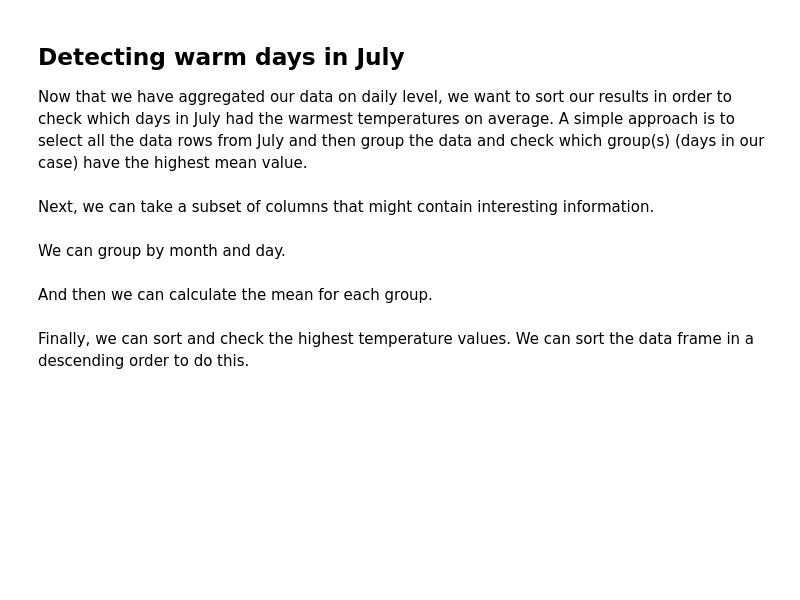
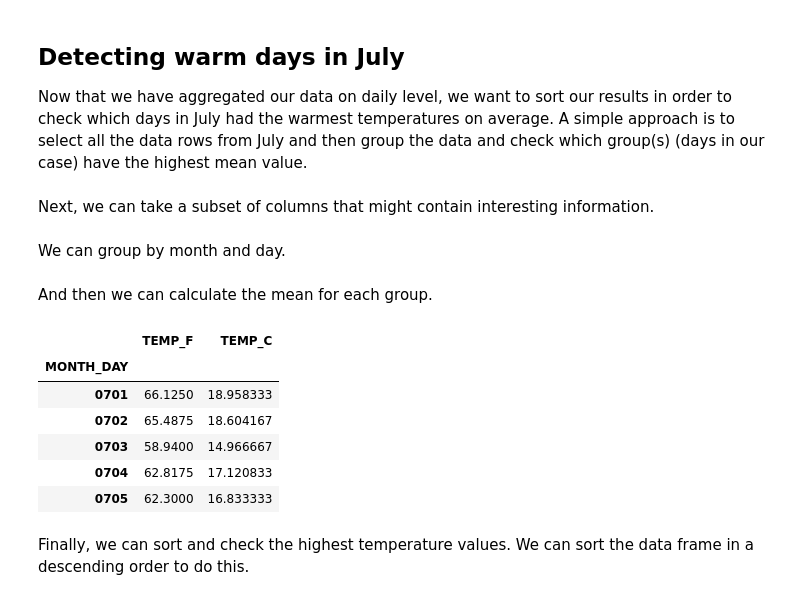
Before and after one commit to heattard/geo-python, a Jupyter notebook: source/notebooks/L6/advanced-data-processing-with-pandas.ipynb, the cells around one changed output. Drawn from its saved outputs; the diff is of its cells as text; code cells hidden in the pictures; blank space fills up the shorter version.

```diff
--- a/source/notebooks/L6/advanced-data-processing-with-pandas.ipynb
+++ b/source/notebooks/L6/advanced-data-processing-with-pandas.ipynb
@@ -897,2 +903,12 @@ And then we can calculate the mean for each group.
+# %%
+daily_mean.head()
+# %% [output]
+|  | TEMP_F | TEMP_C |
+| MONTH_DAY |  |  |
+| 0701 | 66.1250 | 18.958333 |
+| 0702 | 65.4875 | 18.604167 |
+| 0703 | 58.9400 | 14.966667 |
+| 0704 | 62.8175 | 17.120833 |
+| 0705 | 62.3000 | 16.833333 |
 # %% [markdown]
 Finally, we can sort and check the highest temperature values. We can sort the data frame in a descending order to do this.
```
Also changed, not shown: parts of 7 cells of this notebook.
